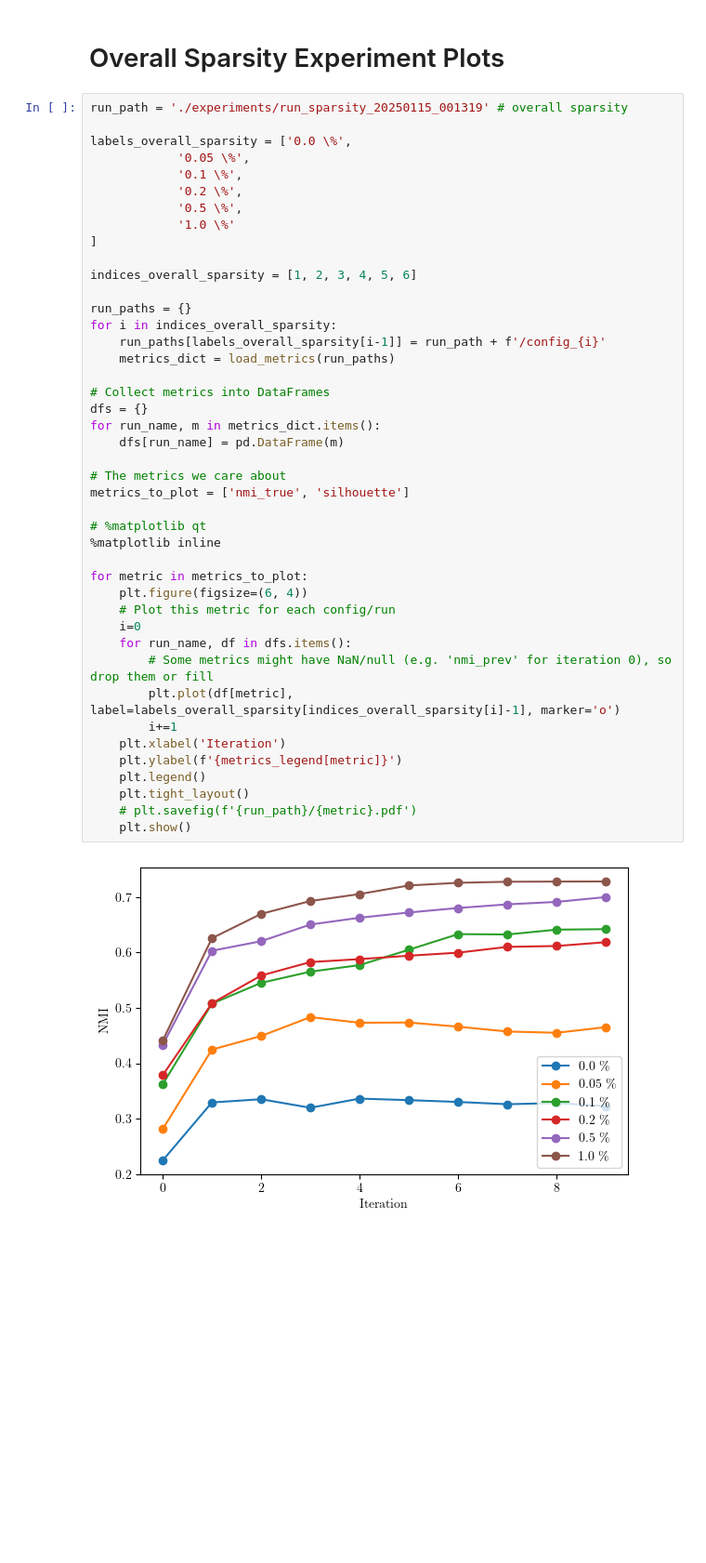
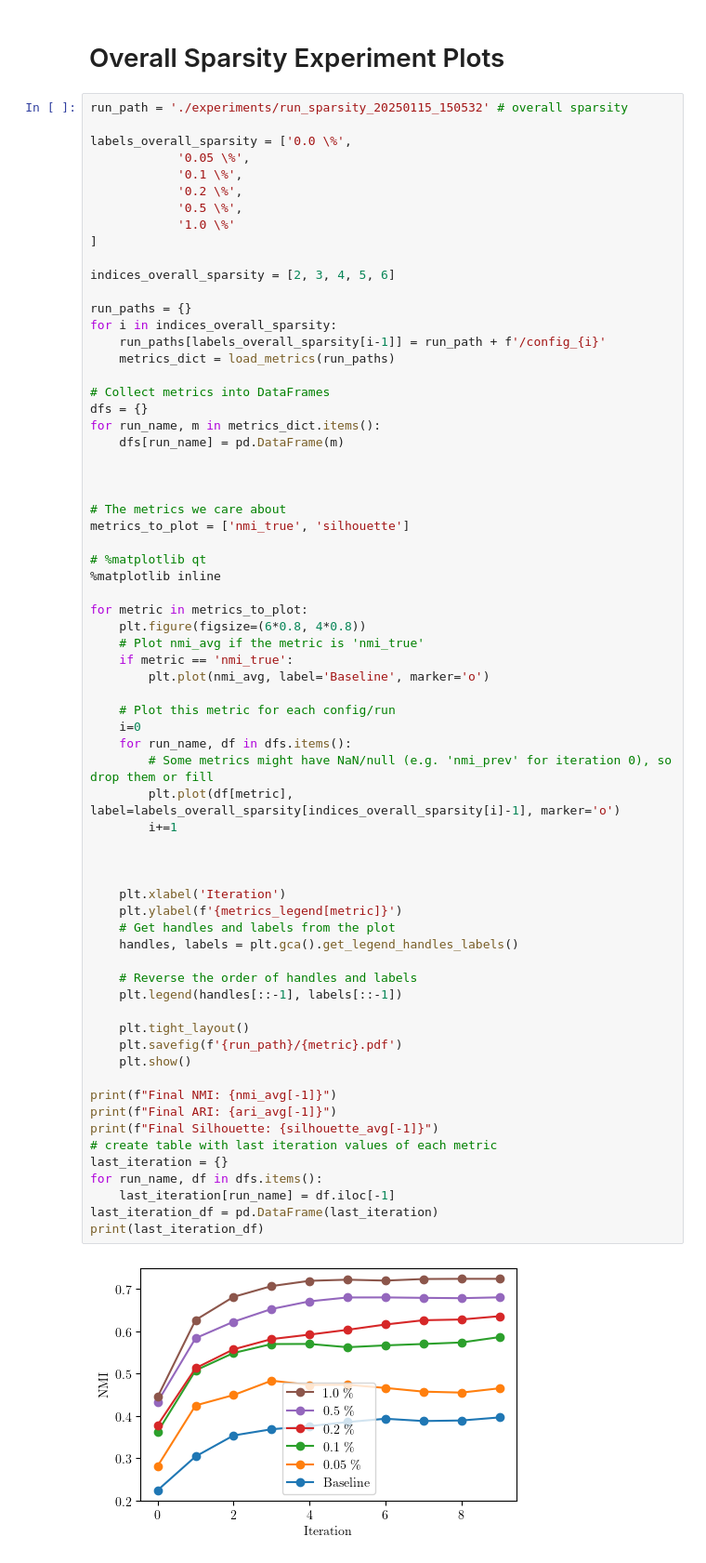
Before and after one commit to lnueesch/dl-project, a Jupyter notebook: deepcluster_implementation/eval_plots.ipynb, the cells around one changed output. Shown at 93% size. Drawn from its saved outputs; the diff is of its cells as text; blank space fills up the shorter version.

```diff
--- a/deepcluster_implementation/eval_plots.ipynb
+++ b/deepcluster_implementation/eval_plots.ipynb
@@ -237,7 +378,7 @@ for metric in metrics_to_plot:
 # %% [markdown]
 # Overall Sparsity Experiment Plots
 # %%
-run_path = './experiments/run_sparsity_20250115_001319' # overall sparsity
+run_path = './experiments/run_sparsity_20250115_150532' # overall sparsity
 
 labels_overall_sparsity = ['0.0 \%',
             '0.05 \%',
@@ -247,37 +388,61 @@ labels_overall_sparsity = ['0.0 \%',
             '1.0 \%'
 ]
 
-indices_overall_sparsity = [1, 2, 3, 4, 5, 6]
+indices_overall_sparsity = [2, 3, 4, 5, 6]
 
 run_paths = {}
 for i in indices_overall_sparsity:
     run_paths[labels_overall_sparsity[i-1]] = run_path + f'/config_{i}'
     metrics_dict = load_metrics(run_paths)
 
 # Collect metrics into DataFrames
 dfs = {}
 for run_name, m in metrics_dict.items():
     dfs[run_name] = pd.DataFrame(m)
 
+
+
 # The metrics we care about
 metrics_to_plot = ['nmi_true', 'silhouette']
 
 # %matplotlib qt
 %matplotlib inline
 
 for metric in metrics_to_plot:
-    plt.figure(figsize=(6, 4))
+    plt.figure(figsize=(6*0.8, 4*0.8))
+    # Plot nmi_avg if the metric is 'nmi_true'
+    if metric == 'nmi_true':
+        plt.plot(nmi_avg, label='Baseline', marker='o')
+
     # Plot this metric for each config/run
     i=0
     for run_name, df in dfs.items():
         # Some metrics might have NaN/null (e.g. 'nmi_prev' for iteration 0), so drop them or fill
         plt.plot(df[metric], label=labels_overall_sparsity[indices_overall_sparsity[i]-1], marker='o')
         i+=1
+
+
+
     plt.xlabel('Iteration')
     plt.ylabel(f'{metrics_legend[metric]}')
-    plt.legend()
+    # Get handles and labels from the plot
+    handles, labels = plt.gca().get_legend_handles_labels()
+
+    # Reverse the order of handles and labels
+    plt.legend(handles[::-1], labels[::-1])
+
     plt.tight_layout()
-    # plt.savefig(f'{run_path}/{metric}.pdf')
+    plt.savefig(f'{run_path}/{metric}.pdf')
     plt.show()
+
+print(f"Final NMI: {nmi_avg[-1]}")
+print(f"Final ARI: {ari_avg[-1]}")
+print(f"Final Silhouette: {silhouette_avg[-1]}")
+# create table with last iteration values of each metric
+last_iteration = {}
+for run_name, df in dfs.items():
+    last_iteration[run_name] = df.iloc[-1]
+last_iteration_df = pd.DataFrame(last_iteration)
+print(last_iteration_df)
 # %% [output]
-[figure, old version]
+[figure, new version]
```
Also changed, not shown: parts of 13 cells of this notebook, 4 other files.
